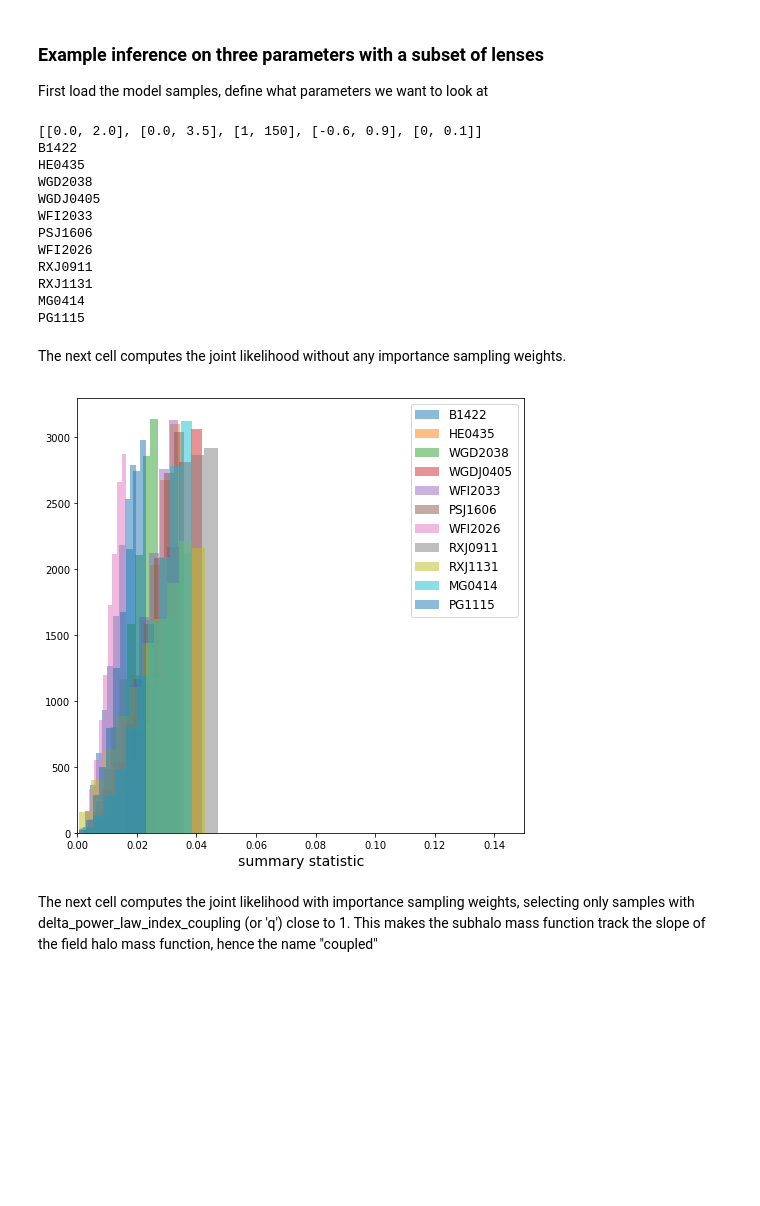
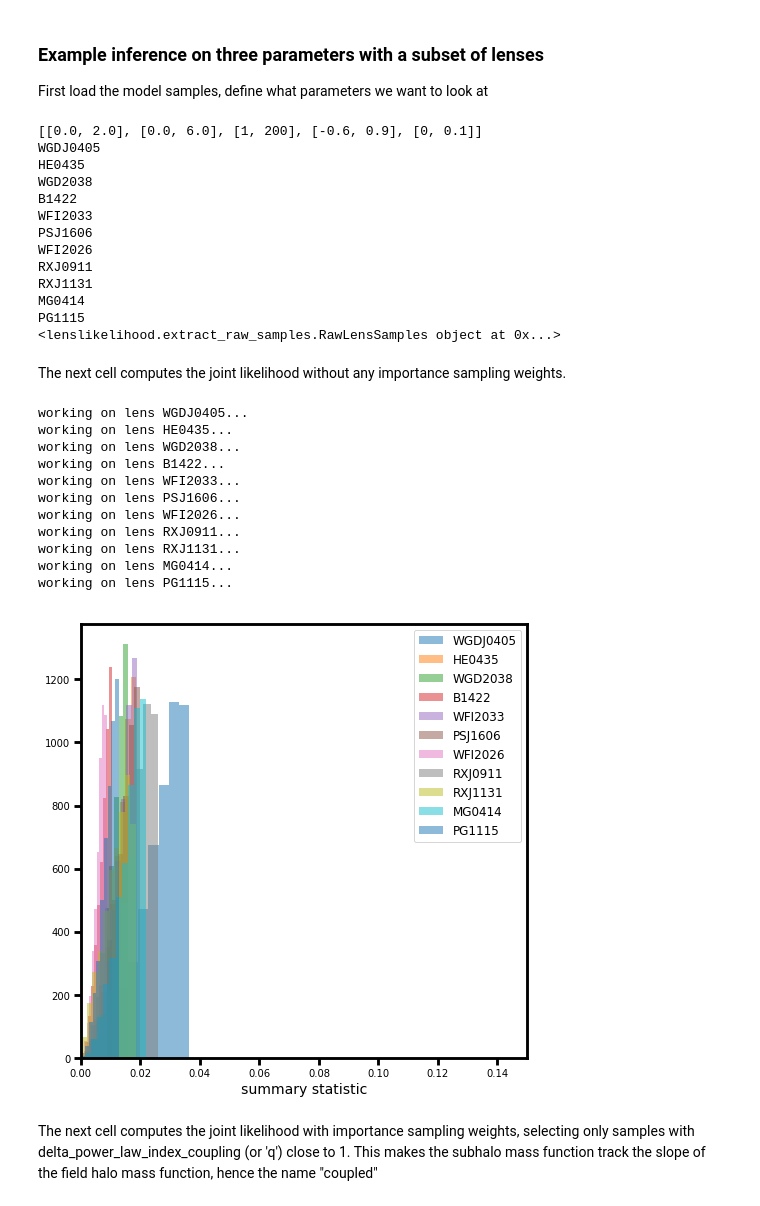
Before and after one commit to dangilman/LensLikelihood-, a Jupyter notebook: notebooks/inference_5D_from_scratch.ipynb, the cells around one changed output. Cells and saved outputs as stored; diff of their text form; code cells hidden in the pictures; blank space fills up the shorter version.

```diff
--- a/notebooks/inference_5D_from_scratch.ipynb
+++ b/notebooks/inference_5D_from_scratch.ipynb
@@ -91,12 +91,14 @@ for lens in lenses:
     raw_samples = pickle.load(f)
     f.close()
     raw_samples_dict[lens] = raw_samples
+
+print(raw_samples)
 # %% [output]
-[[0.0, 2.0], [0.0, 3.5], [1, 150], [-0.6, 0.9], [0, 0.1]]
-B1422
+[[0.0, 2.0], [0.0, 6.0], [1, 200], [-0.6, 0.9], [0, 0.1]]
+WGDJ0405
 HE0435
 WGD2038
-WGDJ0405
+B1422
 WFI2033
 PSJ1606
 WFI2026
@@ -104,39 +106,51 @@ RXJ0911
 RXJ1131
 MG0414
 PG1115
+<lenslikelihood.extract_raw_samples.RawLensSamples object at 0x...>
 # %% [markdown]
 The next cell computes the joint likelihood without any importance sampling weights.
 # %%
 # compute the summary statistics, retaining the 1500 sets of model parameters with lowest summary statistic
-n_samples_keep = 2500
+n_samples_keep = 1000
 samples_dict = {}
 fig = plt.figure(1)
 fig.set_size_inches(8,8)
 for lens in lenses:
-
+    print('working on lens '+str(lens) + '... ')
     importance_sampling_weights = None
     measured_fluxes = flux_measurements[lens]
     measurement_uncertainties = flux_measurement_uncertainties[lens][0]
     reference_index = flux_measurement_uncertainties[lens][1]
     uncertaintiy_in_flux_ratios = flux_measurement_uncertainties[lens][2]
 
     samples, full_samples, statistic = raw_samples_dict[lens].sample_with_abc(measured_fluxes,
                                                                    param_names,
                                                                    measurement_uncertainties,
                                                                    reference_index,
                                                                    n_samples_keep,
                                                                    uncertaintiy_in_ratios=uncertaintiy_in_flux_ratios,
                                                                    importance_sampling_weights=importance_sampling_weights)
     plt.hist(statistic, alpha=0.5, label=lens)
     samples_dict[lens] = samples
 
 # the histogram shows the distribution of the retained summary statistics
 plt.legend(fontsize=12)
 plt.xlim(0., 0.15)
 plt.xlabel('summary statistic', fontsize=14)
 plt.show()
 # %% [output]
+working on lens WGDJ0405...
+working on lens HE0435...
+working on lens WGD2038...
+working on lens B1422...
+working on lens WFI2033...
+working on lens PSJ1606...
+working on lens WFI2026...
+working on lens RXJ0911...
+working on lens RXJ1131...
+working on lens MG0414...
+working on lens PG1115...
-[figure, old version]
+[figure, new version]
 # %% [markdown]
 The next cell computes the joint likelihood with importance sampling weights, selecting only samples with delta_power_law_index_coupling (or 'q') close to 1. This makes the subhalo mass function track the slope of the field halo mass function, hence the name "coupled"
 # %%
```
Also changed, not shown: parts of 9 cells of this notebook, 19 other files.
